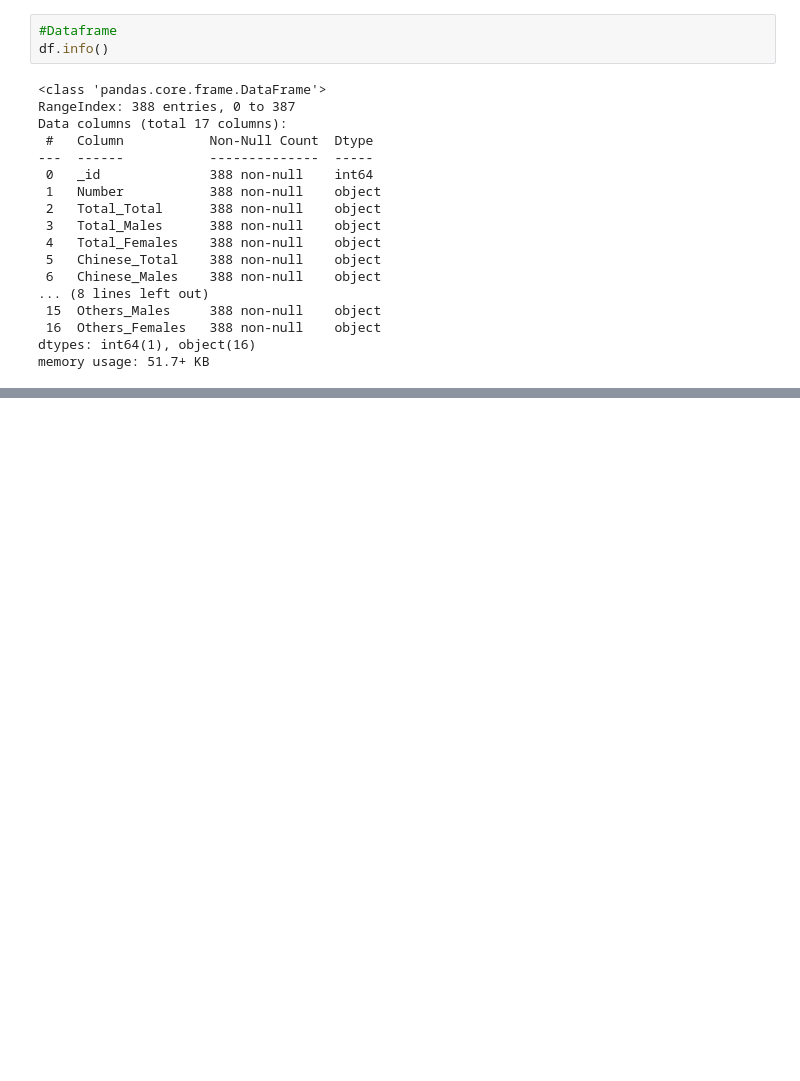
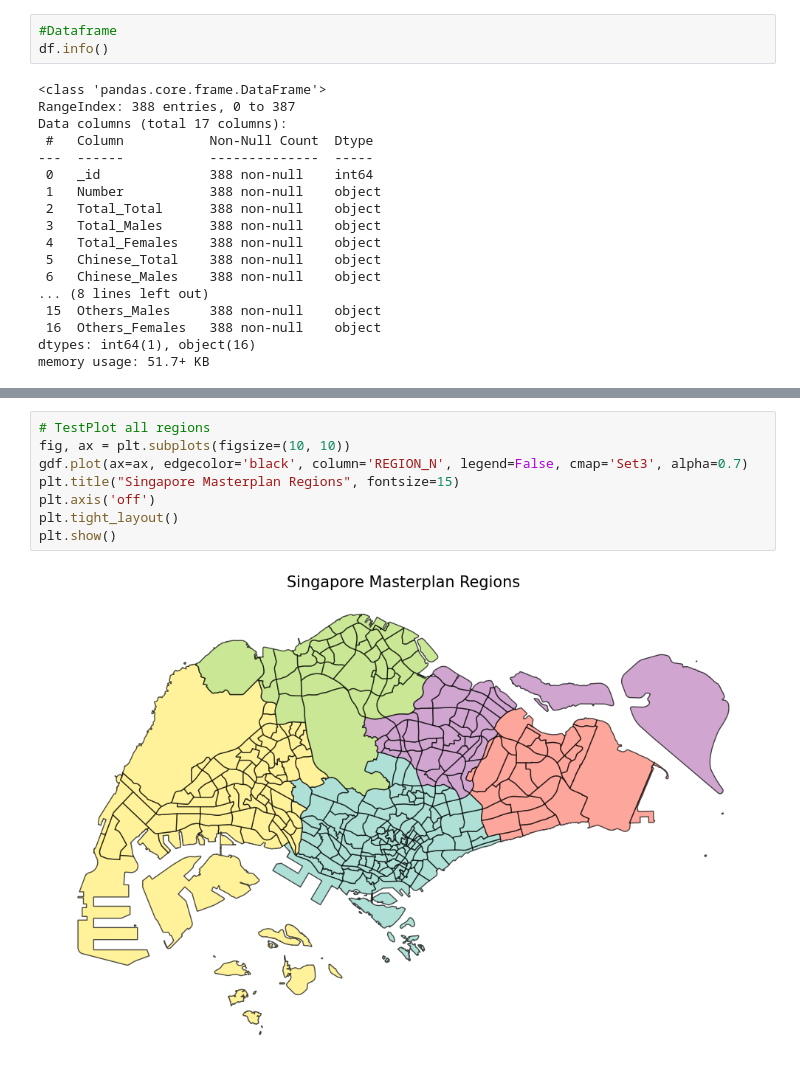
Before and after one commit to xunchiasg/SG_Census_Map, a Jupyter notebook: SG_Census.ipynb, the cells around one changed output, grey strips where cells are left out. Saved outputs shown, nothing was run; the diff lists cells and outputs as text; blank space fills up the shorter version.

```diff
--- a/SG_Census.ipynb
+++ b/SG_Census.ipynb
@@ -238,0 +233,10 @@ print(response.text)
+# %%
+# TestPlot all regions
+fig, ax = plt.subplots(figsize=(10, 10))
+gdf.plot(ax=ax, edgecolor='black', column='REGION_N', legend=False, cmap='Set3', alpha=0.7)
+plt.title("Singapore Masterplan Regions", fontsize=15)
+plt.axis('off')
+plt.tight_layout()
+plt.show()
+# %% [output]
+[figure, added]
```
Also changed, not shown: parts of 16 cells of this notebook.
